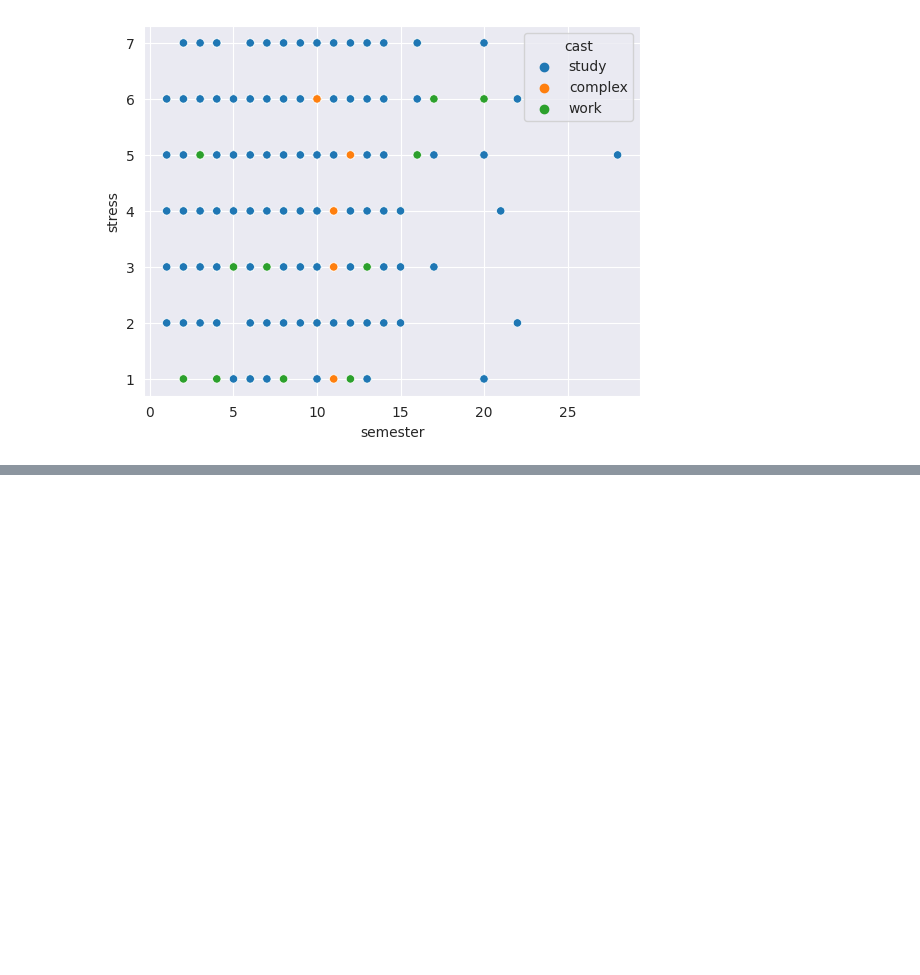
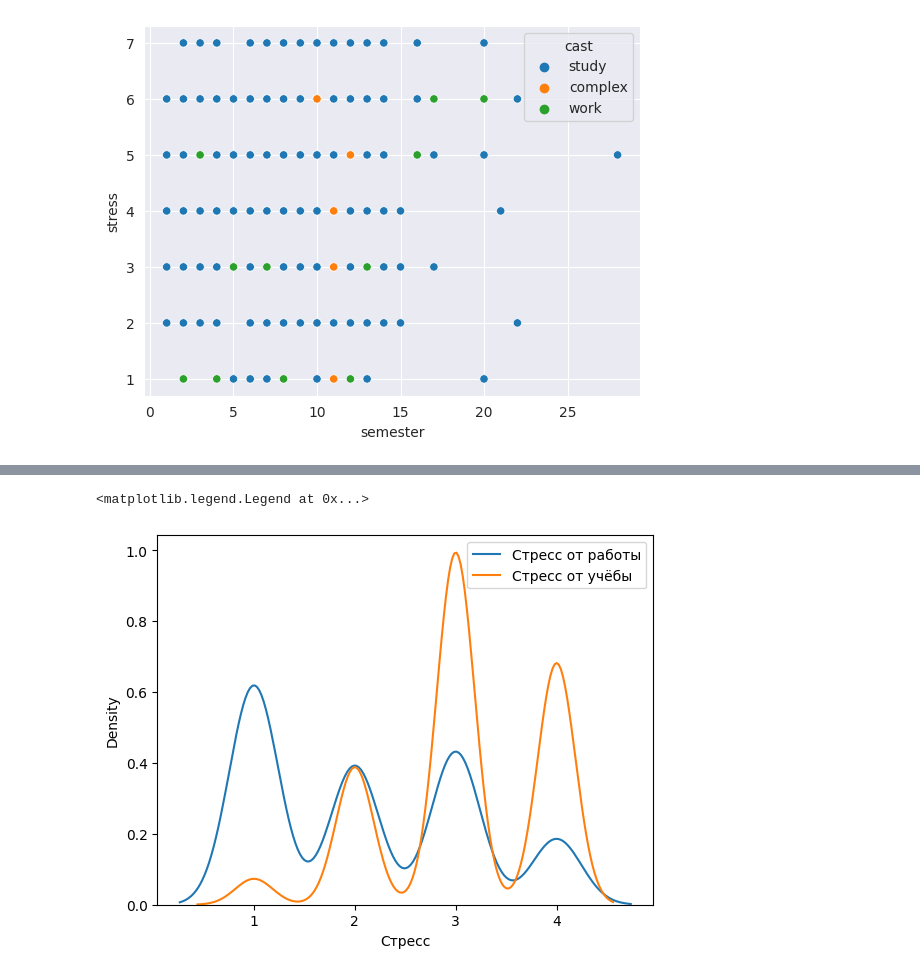
Before and after one commit to ret7020/DanoHackathon, a Jupyter notebook: Abobus.ipynb, the cells around one changed output, grey strips where cells are left out. Cells and saved outputs as stored; diff of their text form; code cells hidden in the pictures; blank space fills up the shorter version.

```diff
--- a/Abobus.ipynb
+++ b/Abobus.ipynb
@@ -271,0 +278,8 @@ sns.lineplot(data=df_work, x="stress_per", y="reverse_gpa")
+# %%
+sns.kdeplot(data=df, x="source_3")
+sns.kdeplot(data=df, x="source_6")
+plt.xlabel("Стресс")
+plt.legend(["Стресс от работы", "Стресс от учёбы"])
+# %% [output]
+<matplotlib.legend.Legend at 0x...>
+[figure, added]
```
Also changed, not shown: parts of 3 cells of this notebook, 1 other file.
